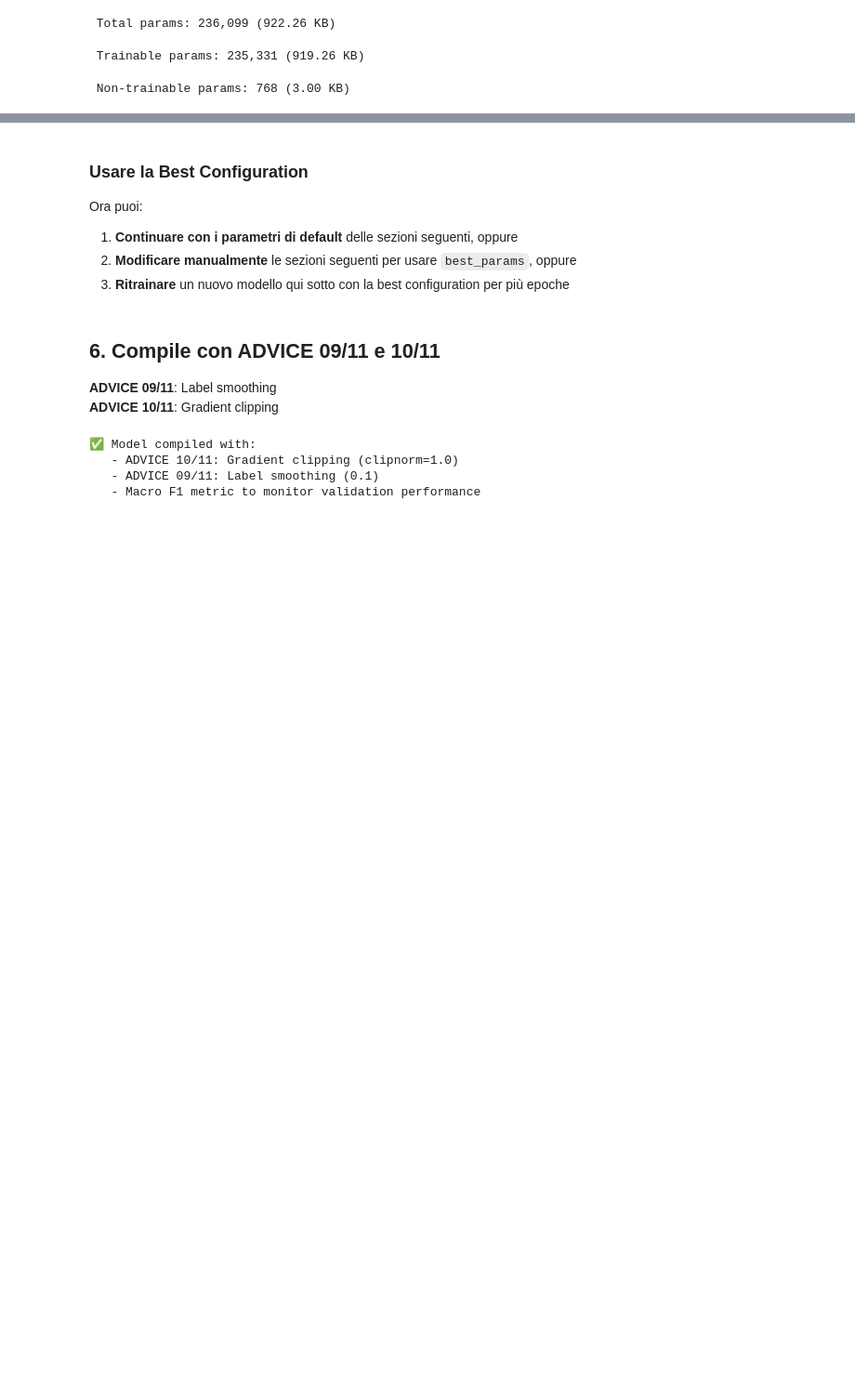
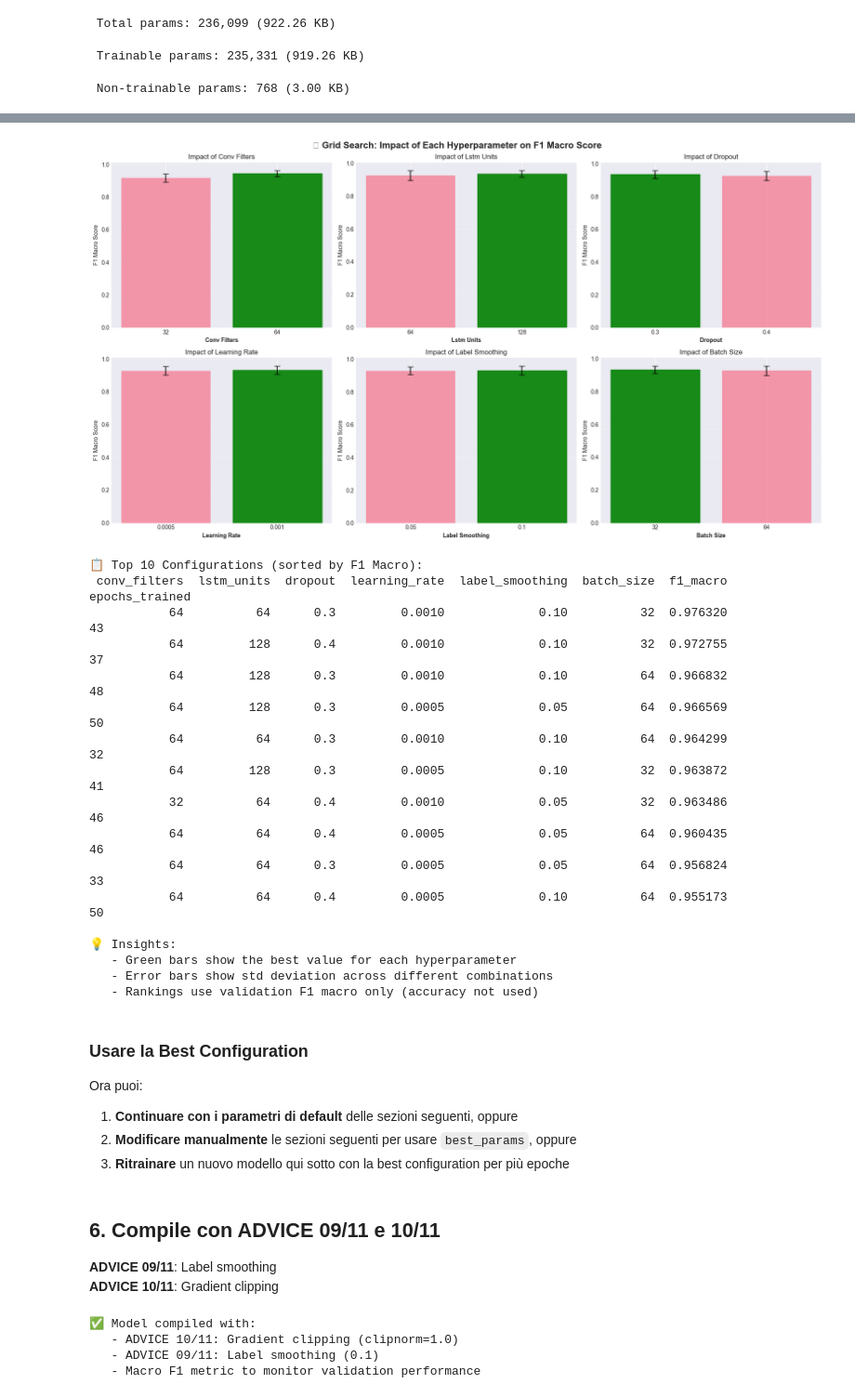
Before and after one commit to FilippoSaccomano/Cracking-Pain-Levels-from-Time-Series-Signals, a Jupyter notebook: pain_pirate_complete_tensorflow.ipynb, the cells around one changed output, grey strips where cells are left out. Shown at 93% size. Saved outputs shown, nothing was run; the diff lists cells and outputs as text; code cells hidden in the pictures; blank space fills up the shorter version.

```diff
--- a/pain_pirate_complete_tensorflow.ipynb
+++ b/pain_pirate_complete_tensorflow.ipynb
@@ -411,3 +538,57 @@ import optunafrom optuna.pruners import MedianPrunerfrom optuna.samplers import
+# %%
+# Visualize grid search results
+fig, axes = plt.subplots(2, 3, figsize=(18, 10))
+fig.suptitle('🔍 Grid Search: Impact of Each Hyperparameter on F1 Macro Score', fontsize=16, fontweight='bold')
+
+for idx, param in enumerate(param_names):
+    ax = axes[idx // 3, idx % 3]
+
+    grouped = results_df.groupby(param)['f1_macro'].agg(['mean', 'std', 'count'])
+
+    x_pos = range(len(grouped))
+    ax.bar(x_pos, grouped['mean'], yerr=grouped['std'], alpha=0.7, capsize=5)
+    ax.set_xticks(x_pos)
+    ax.set_xticklabels(grouped.index)
+    ax.set_xlabel(param.replace('_', ' ').title(), fontweight='bold')
+    ax.set_ylabel('F1 Macro Score')
+    ax.set_title(f'Impact of {param.replace("_", " ").title()}')
+    ax.grid(axis='y', alpha=0.3)
+
+    best_idx = grouped['mean'].idxmax()
+    best_pos = list(grouped.index).index(best_idx)
+    ax.get_children()[best_pos].set_color('green')
+    ax.get_children()[best_pos].set_alpha(0.9)
+
+plt.tight_layout()
+plt.show()
+
+# Top 10 configurations
+print('\n📋 Top 10 Configurations (sorted by F1 Macro):')
+print(results_df[param_names + ['f1_macro', 'epochs_trained']].head(10).to_string(index=False))
+
+print('\n💡 Insights:')
+print('   - Green bars show the best value for each hyperparameter')
+print('   - Error bars show std deviation across different combinations')
+print('   - Rankings use validation F1 macro only (accuracy not used)')
+# %% [output]
+[figure, added]
+📋 Top 10 Configurations (sorted by F1 Macro):
+ conv_filters  lstm_units  dropout  learning_rate  label_smoothing  batch_size  f1_macro  epochs_trained
+           64          64      0.3         0.0010             0.10          32  0.976320              43
+           64         128      0.4         0.0010             0.10          32  0.972755              37
+           64         128      0.3         0.0010             0.10          64  0.966832              48
+           64         128      0.3         0.0005             0.05          64  0.966569              50
+           64          64      0.3         0.0010             0.10          64  0.964299              32
+           64         128      0.3         0.0005             0.10          32  0.963872              41
+           32          64      0.4         0.0010             0.05          32  0.963486              46
+           64          64      0.4         0.0005             0.05          64  0.960435              46
+           64          64      0.3         0.0005             0.05          64  0.956824              33
+           64          64      0.4         0.0005             0.10          64  0.955173              50
+
+💡 Insights:
+   - Green bars show the best value for each hyperparameter
+   - Error bars show std deviation across different combinations
+   - Rankings use validation F1 macro only (accuracy not used)
 # %% [markdown]
 ### Usare la Best Configuration
 
```
Also changed, not shown: parts of 7 cells of this notebook.
